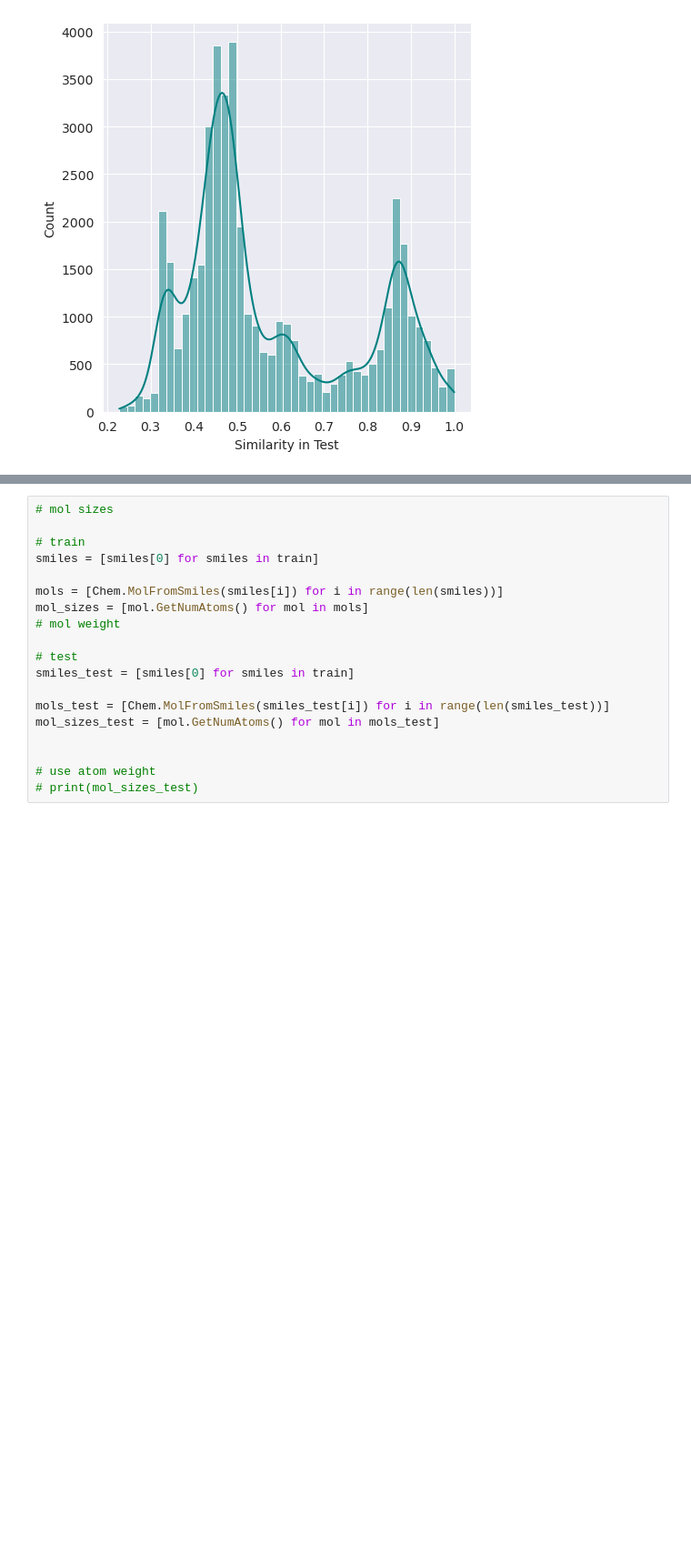
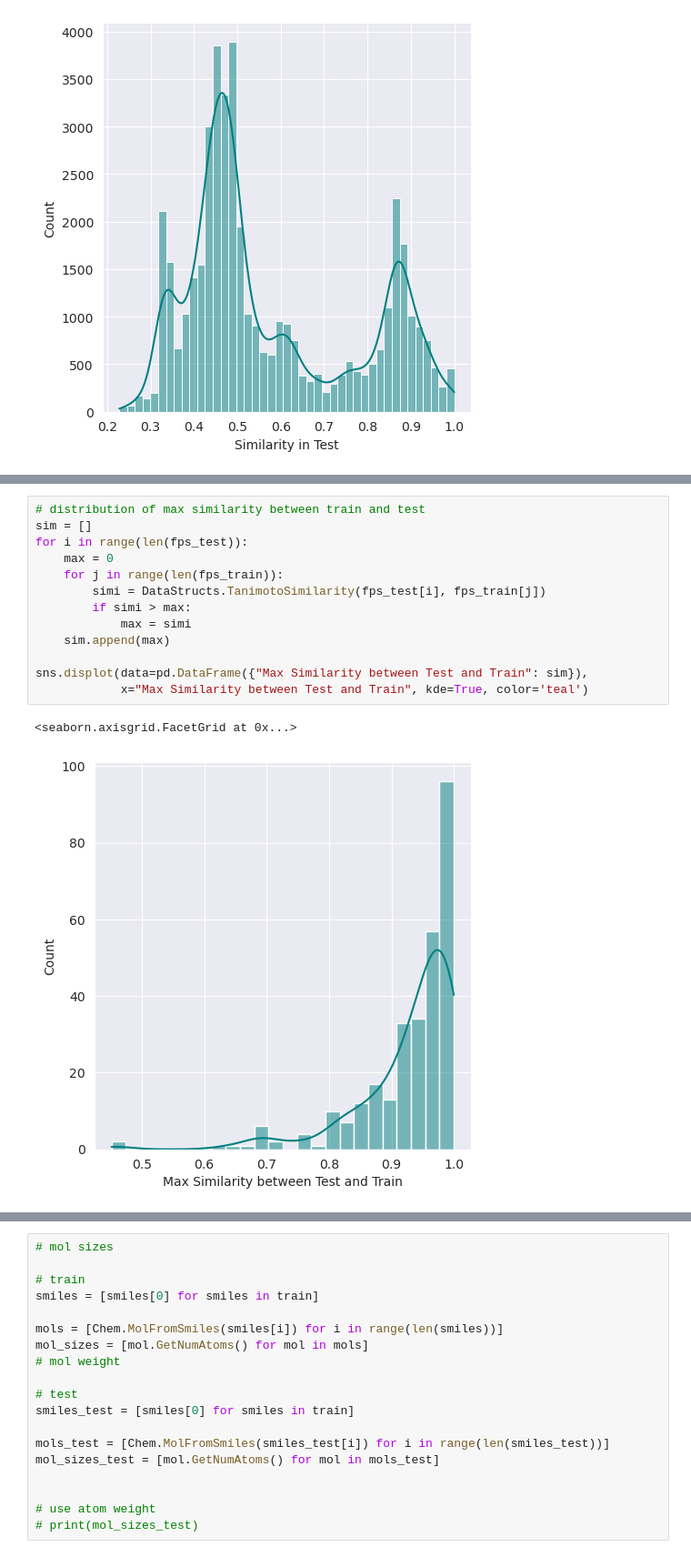
Before and after one commit to aehrlich1/ximp, a Jupyter notebook: notebooks/data_exp_potency.ipynb, the cells around one changed output, grey strips where cells are left out. Shown: that part at 91% size. Cells and saved outputs as stored; diff of their text form; blank space fills up the shorter version.

```diff
--- a/notebooks/data_exp_potency.ipynb
+++ b/notebooks/data_exp_potency.ipynb
@@ -230,3 +230,19 @@ sns.displot(data=pd.DataFrame({"Similarity between Train and Test": sim}),
+# %%
+# distribution of max similarity between train and test
+sim = []
+for i in range(len(fps_test)):
+    max = 0
+    for j in range(len(fps_train)):
+        simi = DataStructs.TanimotoSimilarity(fps_test[i], fps_train[j])
+        if simi > max:
+            max = simi
+    sim.append(max)
+
+sns.displot(data=pd.DataFrame({"Max Similarity between Test and Train": sim}),
+            x="Max Similarity between Test and Train", kde=True, color='teal')
+# %% [output]
+<seaborn.axisgrid.FacetGrid at 0x...>
+[figure, added]
 # %%
 # scatter tgt vs mol weight
 for tgt in train.target_cols:
```
Also changed, not shown: parts of 7 cells of this notebook, 1 other file.
